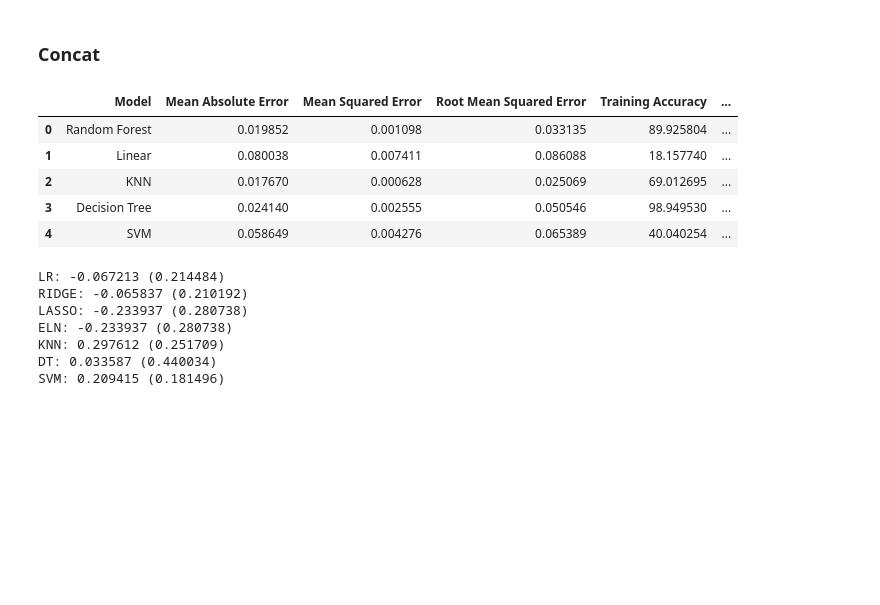
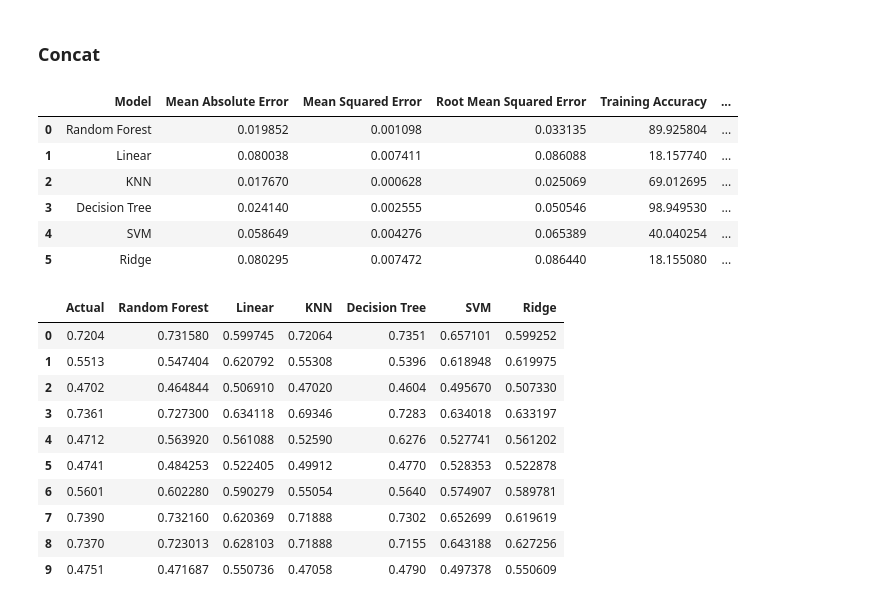
Before and after one commit to abphilip-vit/CollegeP3, a Jupyter notebook: Final.ipynb, the cells around one changed output. Drawn from its saved outputs; the diff is of its cells as text; code cells hidden in the pictures; blank space fills up the shorter version.

```diff
--- a/Final.ipynb
+++ b/Final.ipynb
@@ -142,0 +157,5 @@ a5 = evaluate("SVM",ytest,p5,model5)
+# %%
+model6 = Ridge()
+# %%
+model6.fit(xtrain, ytrain)
+p6 = model6.predict(xtest)
@@ -143,42 +164,32 @@ a5 = evaluate("SVM",ytest,p5,model5)
+# %%
+a6 = evaluate("     Ridge",ytest,p6,model6)
 # %% [markdown]
 ### Concat
 # %%
-al = pd.concat([a1,a2,a3,a4,a5],axis=0).reset_index()
-al = al.drop('index',axis=1)
-al
+al1 = pd.concat([a1,a2,a3,a4,a5,a6],axis=0).reset_index()
+al1 = al1.drop('index',axis=1)
+al1
 # %% [output]
 |  | Model | Mean Absolute Error | Mean Squared Error | Root Mean Squared Error | Training Accuracy | ... |
 | 0 | Random Forest | 0.019852 | 0.001098 | 0.033135 | 89.925804 | ... |
 | 1 | Linear | 0.080038 | 0.007411 | 0.086088 | 18.157740 | ... |
 | 2 | KNN | 0.017670 | 0.000628 | 0.025069 | 69.012695 | ... |
 | 3 | Decision Tree | 0.024140 | 0.002555 | 0.050546 | 98.949530 | ... |
 | 4 | SVM | 0.058649 | 0.004276 | 0.065389 | 40.040254 | ... |
+| 5 | Ridge | 0.080295 | 0.007472 | 0.086440 | 18.155080 | ... |
-# %%
-models = []
-models.append(('LR', LinearRegression()))
-models.append(('RIDGE', Ridge()))
-models.append(('LASSO', Lasso()))
-models.append(('ELN', ElasticNet()))
-models.append(('KNN', KNeighborsRegressor()))
-models.append(('DT', DecisionTreeRegressor()))
-models.append(('SVM', SVR()))
-scoring = 'r2'
-
-# evaluate each model in turn
-results = []
-names = []
-for name, model in models:
-    kfold = model_selection.KFold(n_splits=5, random_state=21)
-    cv_results = model_selection.cross_val_score(model, xtrain, ytrain, cv=kfold, scoring=scoring)
-    results.append(cv_results)
-    names.append(name)
-    msg = "%s: %f (%f)" % (name, cv_results.mean(), cv_results.std())
-    print(msg)
-# %% [output]
-LR: -0.067213 (0.214484)
-RIDGE: -0.065837 (0.210192)
-LASSO: -0.233937 (0.280738)
-ELN: -0.233937 (0.280738)
-KNN: 0.297612 (0.251709)
-DT: 0.033587 (0.440034)
-SVM: 0.209415 (0.181496)
+# %%
+al2 = pd.concat([df0,df1,df2,df3,df4,df5,df6],axis=1).reset_index()
+al2 = al2.drop('index',axis=1)
+al2
+# %% [output]
+|  | Actual | Random Forest | Linear | KNN | Decision Tree | SVM | Ridge |
+| 0 | 0.7204 | 0.731580 | 0.599745 | 0.72064 | 0.7351 | 0.657101 | 0.599252 |
+| 1 | 0.5513 | 0.547404 | 0.620792 | 0.55308 | 0.5396 | 0.618948 | 0.619975 |
+| 2 | 0.4702 | 0.464844 | 0.506910 | 0.47020 | 0.4604 | 0.495670 | 0.507330 |
+| 3 | 0.7361 | 0.727300 | 0.634118 | 0.69346 | 0.7283 | 0.634018 | 0.633197 |
+| 4 | 0.4712 | 0.563920 | 0.561088 | 0.52590 | 0.6276 | 0.527741 | 0.561202 |
+| 5 | 0.4741 | 0.484253 | 0.522405 | 0.49912 | 0.4770 | 0.528353 | 0.522878 |
+| 6 | 0.5601 | 0.602280 | 0.590279 | 0.55054 | 0.5640 | 0.574907 | 0.589781 |
+| 7 | 0.7390 | 0.732160 | 0.620369 | 0.71888 | 0.7302 | 0.652699 | 0.619619 |
+| 8 | 0.7370 | 0.723013 | 0.628103 | 0.71888 | 0.7155 | 0.643188 | 0.627256 |
+| 9 | 0.4751 | 0.471687 | 0.550736 | 0.47058 | 0.4790 | 0.497378 | 0.550609 |
```
Also changed, not shown: parts of 14 cells of this notebook.
